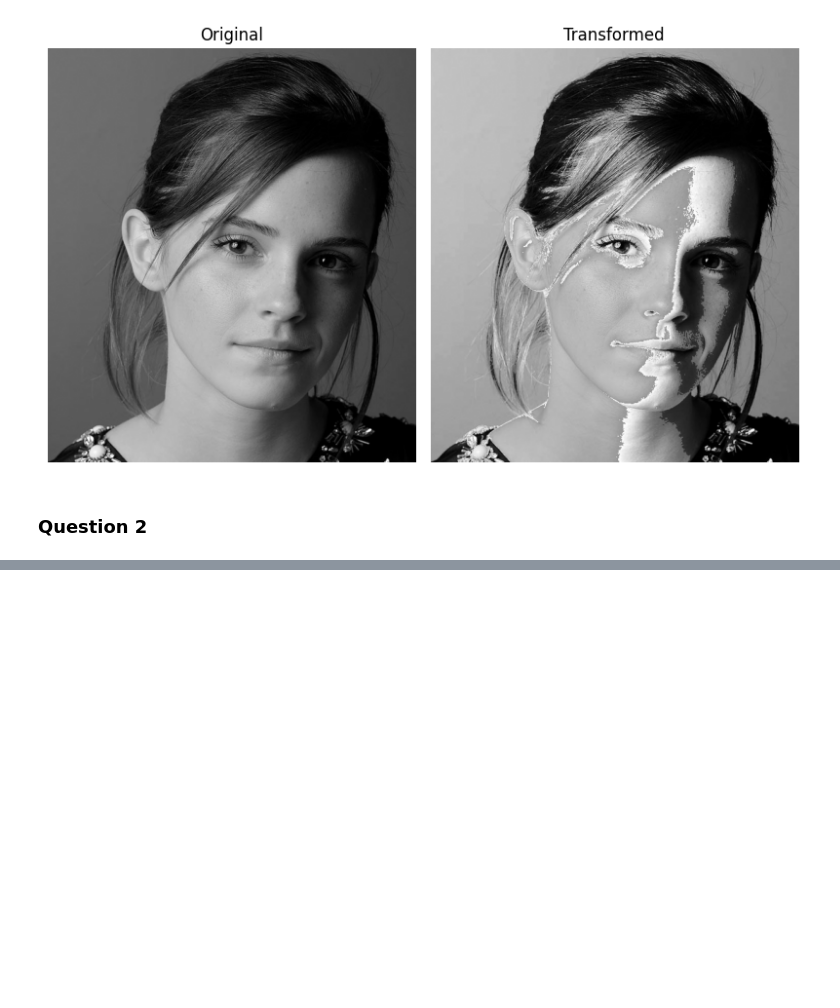
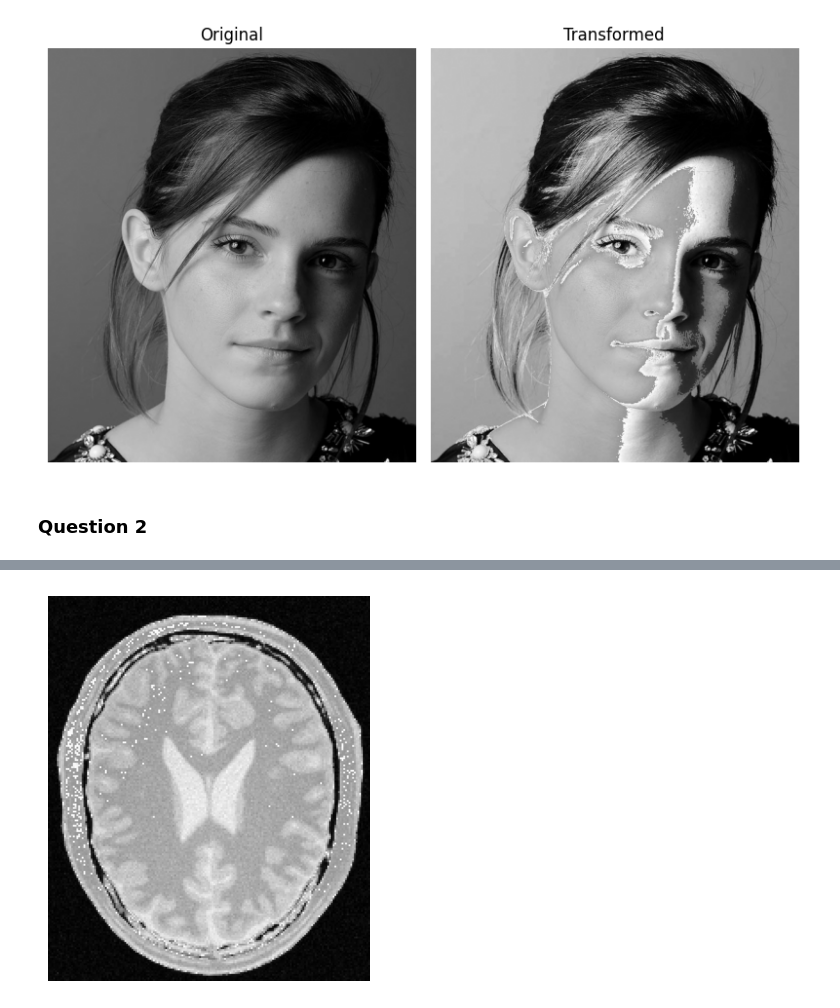
Before and after one commit to HirushikaPelagewtta/Image_Processing_and_Machine_Vision, a Jupyter notebook: Assgnment_1.ipynb, the cells around one changed output, grey strips where cells are left out. Drawn from its saved outputs; the diff is of its cells as text; code cells hidden in the pictures; blank space fills up the shorter version.

```diff
--- a/Assgnment_1.ipynb
+++ b/Assgnment_1.ipynb
@@ -72,0 +76,19 @@ plt.show()
+# %%
+# Define piecewise transformation function
+t1 = np.linspace(0, 50, num=51).astype('uint8')
+t2 = np.linspace(100, 255, num=100).astype('uint8')
+t3 = np.linspace(150, 255, num=105).astype('uint8')
+
+# Concatenate all segments to create the transformation array
+t = np.concatenate((t1, t2, t3), axis=0).astype('uint8')
+print(t.shape)
+
+# Plot the array
+plt.figure(figsize=(5, 5))
+plt.plot(t)
+plt.xlabel("Input intensity")
+plt.xlim(0, 255)
+plt.ylim(0, 255)
+plt.ylabel("Output intensity")
+plt.grid(True)
+plt.show()
@@ -72,0 +98,10 @@ plt.show()
+# %%
+g = t[brain]
+
+# Display the image
+plt.figure(figsize=(5, 5))
+plt.imshow(g, cmap='gray', vmin=0, vmax=255)
+plt.axis('off')
+plt.show()
+# %% [output]
+[figure, added]
```
Also changed, not shown: parts of 11 cells of this notebook.
